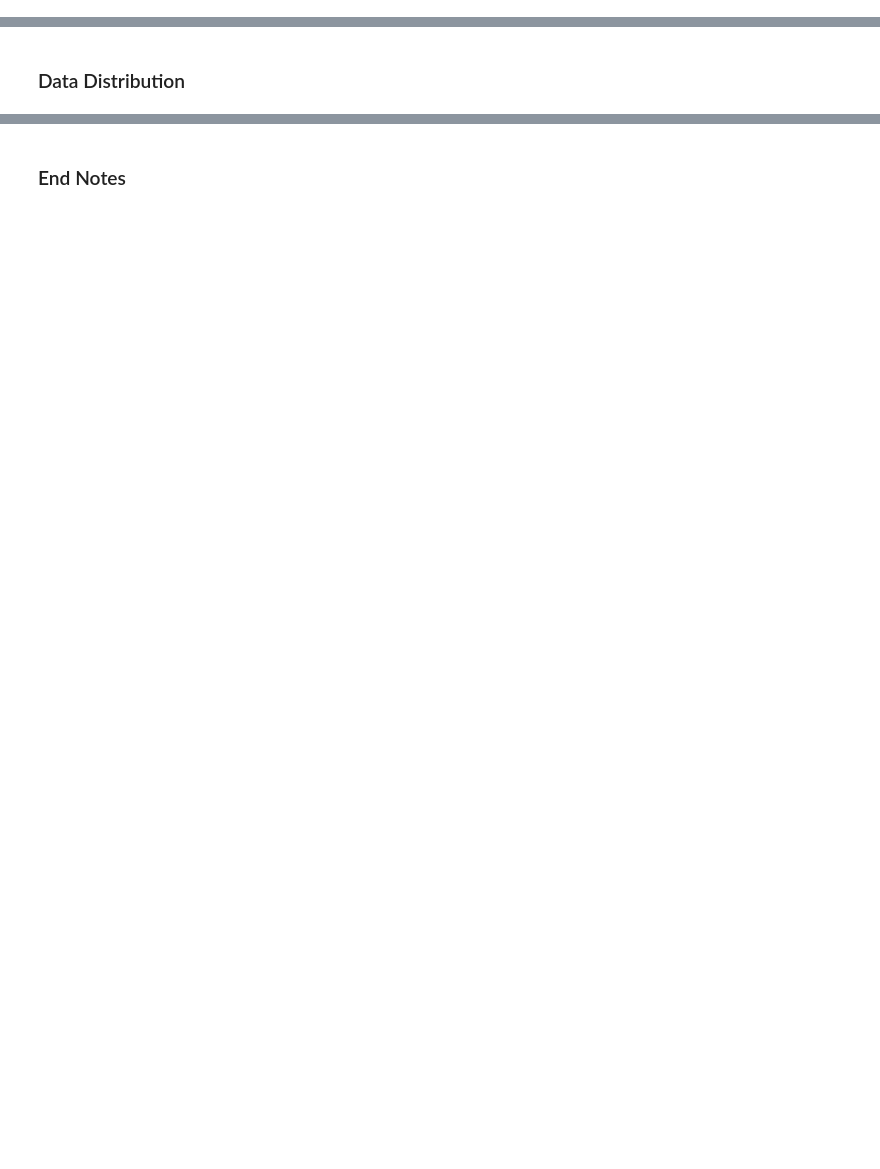
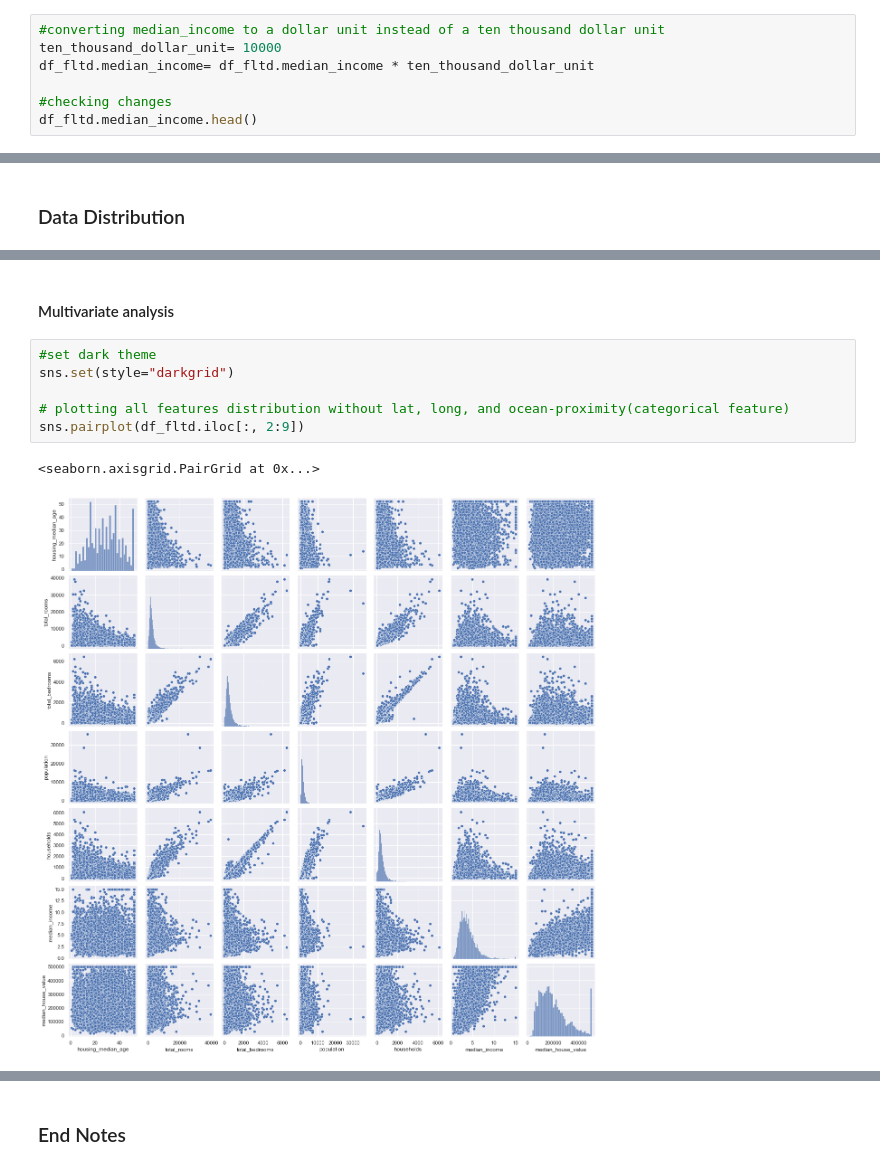
Before and after one commit to adilsmh/House-Market-Prediction, a Jupyter notebook: notebook/notebook_EDA.ipynb, the cells around one changed output, grey strips where cells are left out. Saved outputs shown, nothing was run; the diff lists cells and outputs as text; blank space fills up the shorter version.

```diff
--- a/notebook/notebook_EDA.ipynb
+++ b/notebook/notebook_EDA.ipynb
@@ -102,3 +101,10 @@ Data columns (total 10 columns):
  9   ocean_proximity     16512 non-null  object
 dtypes: float64(9), object(1)
 memory usage: 1.3+ MB
+# %%
+#converting median_income to a dollar unit instead of a ten thousand dollar unit
+ten_thousand_dollar_unit= 10000
+df_fltd.median_income= df_fltd.median_income * ten_thousand_dollar_unit
+
+#checking changes
+df_fltd.median_income.head()
@@ -181,0 +148,11 @@ array([0.35736844, 0.27651489, 0.79912694, ..., 0.05111869, 0.05954679,
+# %% [markdown]
+#### Multivariate analysis
+# %%
+#set dark theme
+sns.set(style="darkgrid")
+
+# plotting all features distribution without lat, long, and ocean-proximity(categorical feature)
+sns.pairplot(df_fltd.iloc[:, 2:9])
+# %% [output]
+<seaborn.axisgrid.PairGrid at 0x...>
+[figure, added]
```
Also changed, not shown: parts of 21 cells of this notebook.
